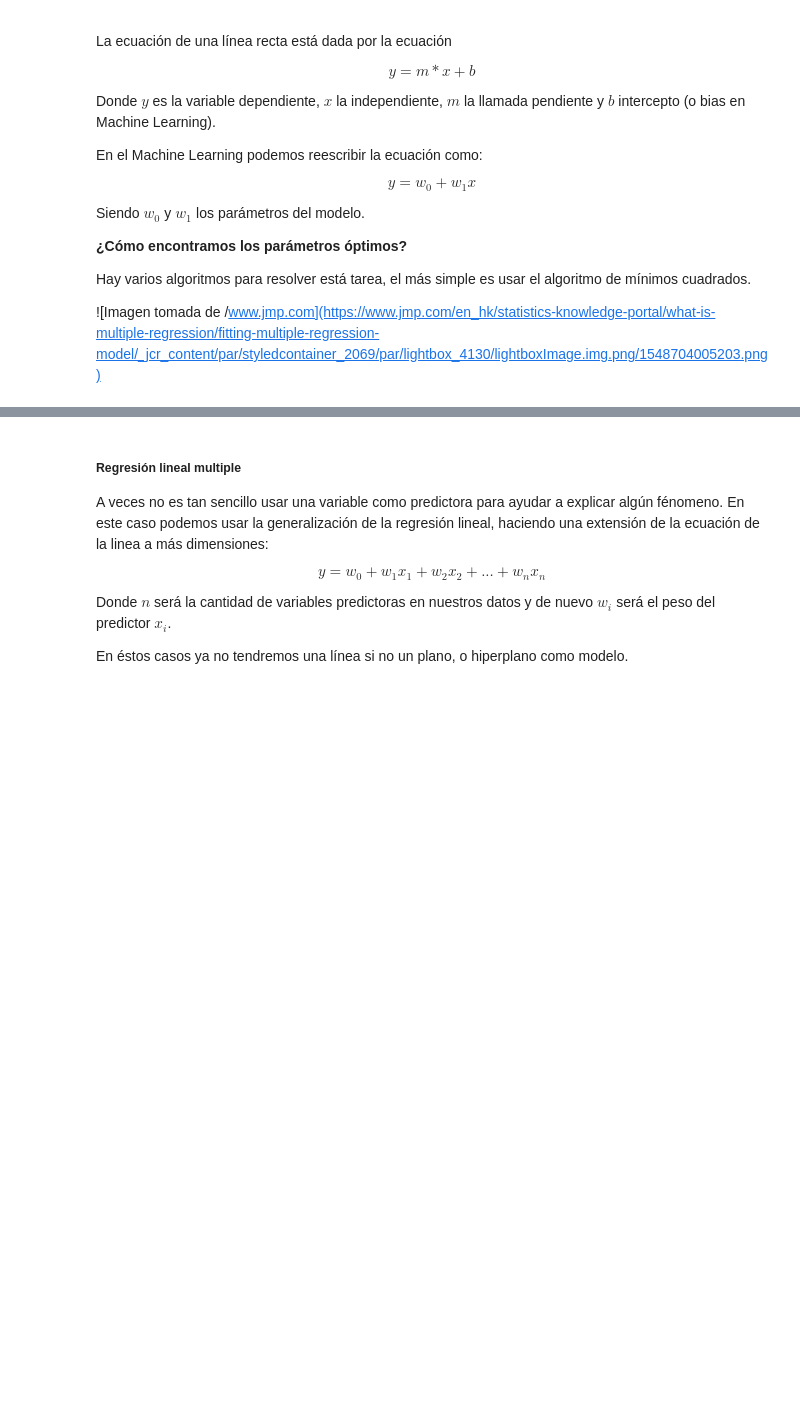
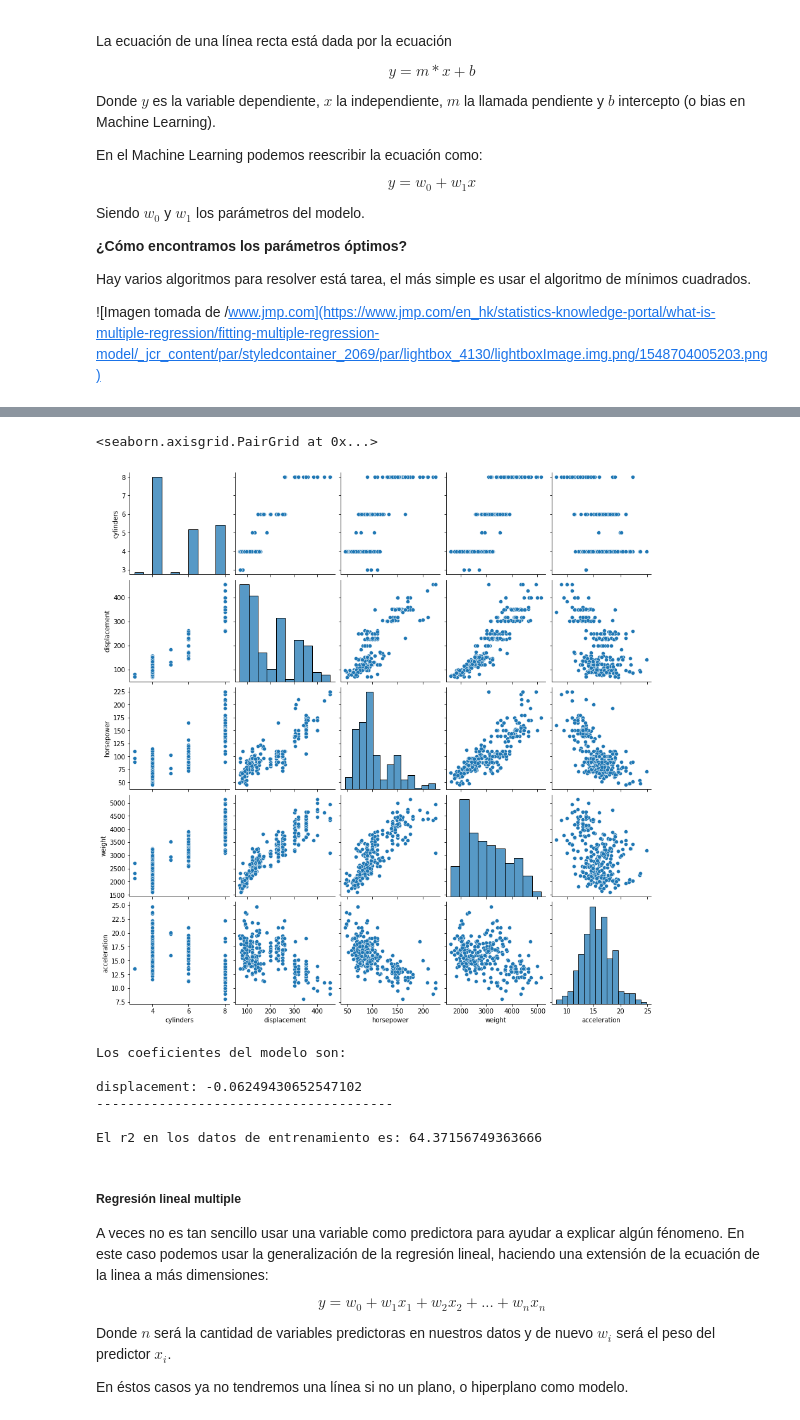
Before and after one commit to stivenlopezg/Diplomado-Python, a Jupyter notebook: clases/tema5-regresion.ipynb, the cells around one changed output, grey strips where cells are left out. Cells and saved outputs as stored; diff of their text form; code cells hidden in the pictures; blank space fills up the shorter version.

```diff
--- a/clases/tema5-regresion.ipynb
+++ b/clases/tema5-regresion.ipynb
@@ -85,3 +83,6 @@ from sklearn.model_selection import GridSearchCV, RandomizedSearchCV
 
 set_config(display='diagram')
 warnings.filterwarnings(action='ignore')
+# %%
+auto = pd.read_csv('../data/mpg.csv', dtype={'model_year': object})
+auto.head()
@@ -87,0 +135,6 @@ warnings.filterwarnings(action='ignore')
+# %%
+## crear datos missing
+
+indices = auto.sample(n=4).index
+
+auto.loc[indices, 'origin'] = np.nan
@@ -88,3 +154,32 @@ warnings.filterwarnings(action='ignore')
+# %%
+mpg = auto.pop('mpg')
+
+train_data, test_data, train_label, test_label = train_test_split(auto, mpg, test_size=0.3, random_state=42)
+# %%
+train_data.drop(['model_year', 'name'], axis=1, inplace=True)
+test_data.drop(['model_year', 'name'], axis=1, inplace=True)
+# %%
+sns.pairplot(train_data)
+# %% [output]
+<seaborn.axisgrid.PairGrid at 0x...>
+[figure, added]
+# %%
+linear_reg = LinearRegression(normalize=True).fit(train_data['displacement'].values.reshape(-1, 1),
+                                                  train_label)
+
+print(f'Los coeficientes del modelo son: \n')
+for feature, coeff in zip(['displacement'], linear_reg.coef_):
+    print(f'{feature}: {coeff}')
+
+print('-------------------------------------- \n')
+print(f'El r2 en los datos de entrenamiento es: {linear_reg.score(train_data["displacement"].values.reshape(-1, 1), train_label) * 100}')
+# %% [output]
+Los coeficientes del modelo son:
+
+displacement: -0.06249430652547102
+--------------------------------------
+
+El r2 en los datos de entrenamiento es: 64.37156749363666
 # %% [markdown]
 ##### Regresión lineal multiple
 
```
Also changed, not shown: parts of 27 cells of this notebook, 1 other file.
